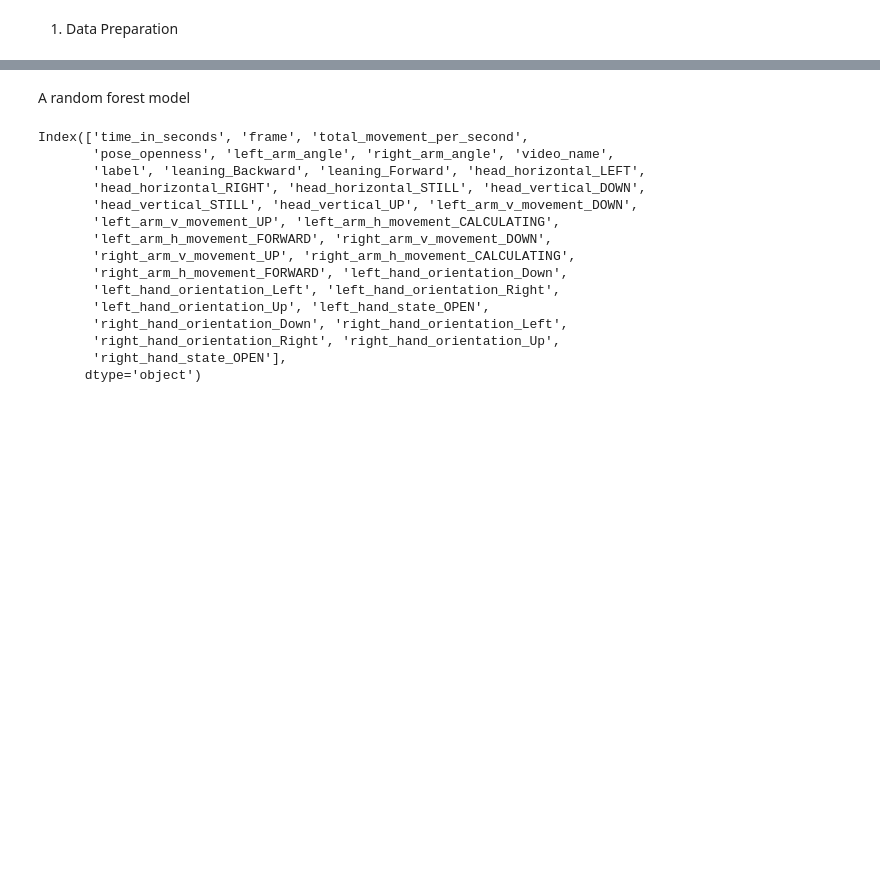
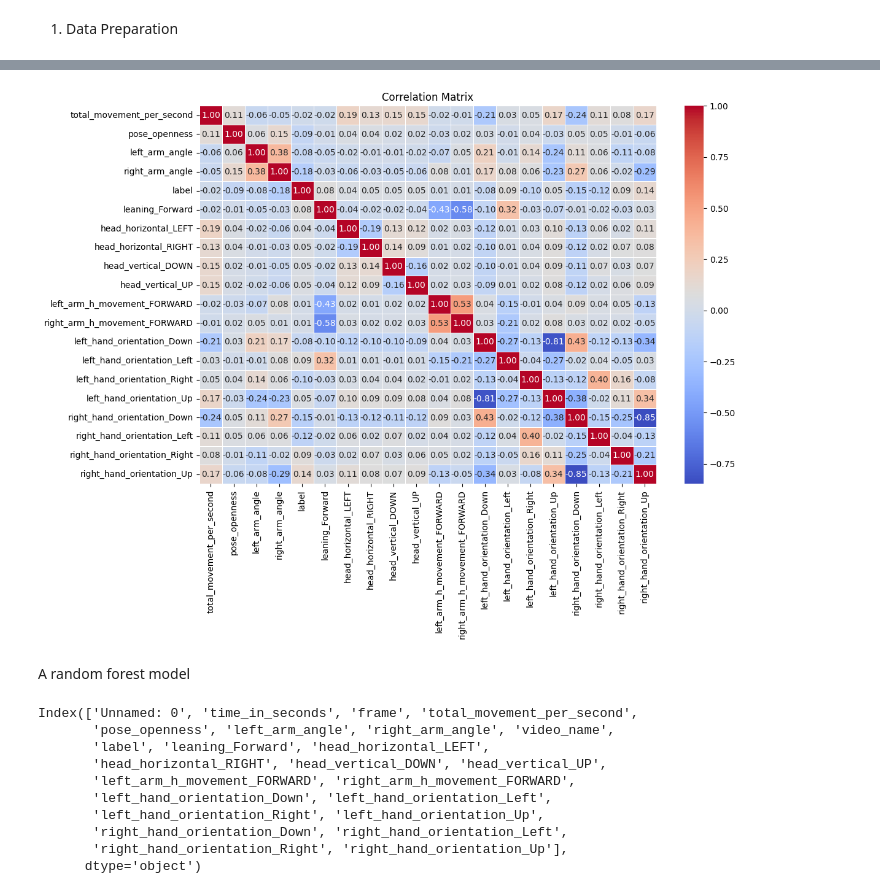
Before and after one commit to arama42/psychosis-indicators, a Jupyter notebook: notebooks/random_forest.ipynb, the cells around one changed output, grey strips where cells are left out. Cells and saved outputs as stored; diff of their text form; code cells hidden in the pictures; blank space fills up the shorter version.

```diff
--- a/notebooks/random_forest.ipynb
+++ b/notebooks/random_forest.ipynb
@@ -84,15 +89,20 @@ dtype: int64
 # %%
 # One hot encoding
 categorical_cols = ['leaning',
-                      'head_horizontal',
-                      'head_vertical',
-                      'left_arm_v_movement',
-                      'left_arm_h_movement',
-                      'right_arm_v_movement',
-                      'right_arm_h_movement',
-                      'left_hand_orientation',
-                      'left_hand_state',
-                      'right_hand_orientation',
-                      'right_hand_state']
+                    'head_horizontal',
+                    'head_vertical',
+                    'left_arm_h_movement',
+                    'right_arm_h_movement',
+                    'left_hand_orientation',
+                    'right_hand_orientation'
+                    ]
 # Apply one-hot encoding to the selected categorical columns
-data_encoded = pd.get_dummies(data_filled, columns=categorical_cols)
+data_one_hot = pd.get_dummies(data_dropped, columns=categorical_cols)
+# %%
+# drop duplicate columns
+dup_cols = ['leaning_Backward',
+            'head_horizontal_STILL',
+            'head_vertical_STILL',
+            'left_arm_h_movement_CALCULATING',
+            'right_arm_h_movement_CALCULATING']
+data_processed = data_one_hot.drop(columns=dup_cols)
@@ -99,28 +129,39 @@ data_encoded = pd.get_dummies(data_filled, columns=categorical_cols)
 # %%
 # Scaling
-numerical_cols = ['total_movement_per_second', 'pose_openness', 'left_arm_angle', 'right_arm_angle']
+numerical_cols = ['total_movement_per_second', 'pose_openness']
 # Apply normalization scaling to the selected numerical columns
 scaler = MinMaxScaler()
-data_encoded[numerical_cols] = scaler.fit_transform(data_encoded[numerical_cols])
+data_processed[numerical_cols] = scaler.fit_transform(data_processed[numerical_cols])
+# %%
+import pandas as pd
+import seaborn as sns
+import matplotlib.pyplot as plt
+
+data_corr = data_processed.drop(columns=['video_name', 'Unnamed: 0','time_in_seconds', 'frame'])
+# Calculate correlation matrix
+correlation_matrix = data_corr.corr()
+
+# Plot correlation matrix
+plt.figure(figsize=(12, 8))
+sns.heatmap(correlation_matrix, annot=True, cmap='coolwarm', fmt=".2f", linewidths=0.5)
+plt.title("Correlation Matrix")
+plt.show()
+# %% [output]
+[figure, added]
 # %% [markdown]
 A random forest model
 # %%
-data_encoded.columns
+data_processed.columns
 # %% [output]
-Index(['time_in_seconds', 'frame', 'total_movement_per_second',
+Index(['Unnamed: 0', 'time_in_seconds', 'frame', 'total_movement_per_second',
        'pose_openness', 'left_arm_angle', 'right_arm_angle', 'video_name',
-       'label', 'leaning_Backward', 'leaning_Forward', 'head_horizontal_LEFT',
-       'head_horizontal_RIGHT', 'head_horizontal_STILL', 'head_vertical_DOWN',
-       'head_vertical_STILL', 'head_vertical_UP', 'left_arm_v_movement_DOWN',
-       'left_arm_v_movement_UP', 'left_arm_h_movement_CALCULATING',
-       'left_arm_h_movement_FORWARD', 'right_arm_v_movement_DOWN',
-       'right_arm_v_movement_UP', 'right_arm_h_movement_CALCULATING',
-       'right_arm_h_movement_FORWARD', 'left_hand_orientation_Down',
-       'left_hand_orientation_Left', 'left_hand_orientation_Right',
-       'left_hand_orientation_Up', 'left_hand_state_OPEN',
+       'label', 'leaning_Forward', 'head_horizontal_LEFT',
+       'head_horizontal_RIGHT', 'head_vertical_DOWN', 'head_vertical_UP',
+       'left_arm_h_movement_FORWARD', 'right_arm_h_movement_FORWARD',
+       'left_hand_orientation_Down', 'left_hand_orientation_Left',
+       'left_hand_orientation_Right', 'left_hand_orientation_Up',
        'right_hand_orientation_Down', 'right_hand_orientation_Left',
-       'right_hand_orientation_Right', 'right_hand_orientation_Up',
-       'right_hand_state_OPEN'],
+       'right_hand_orientation_Right', 'right_hand_orientation_Up'],
       dtype='object')
 # %%
 import pandas as pd
```
Also changed, not shown: parts of 15 cells of this notebook.
